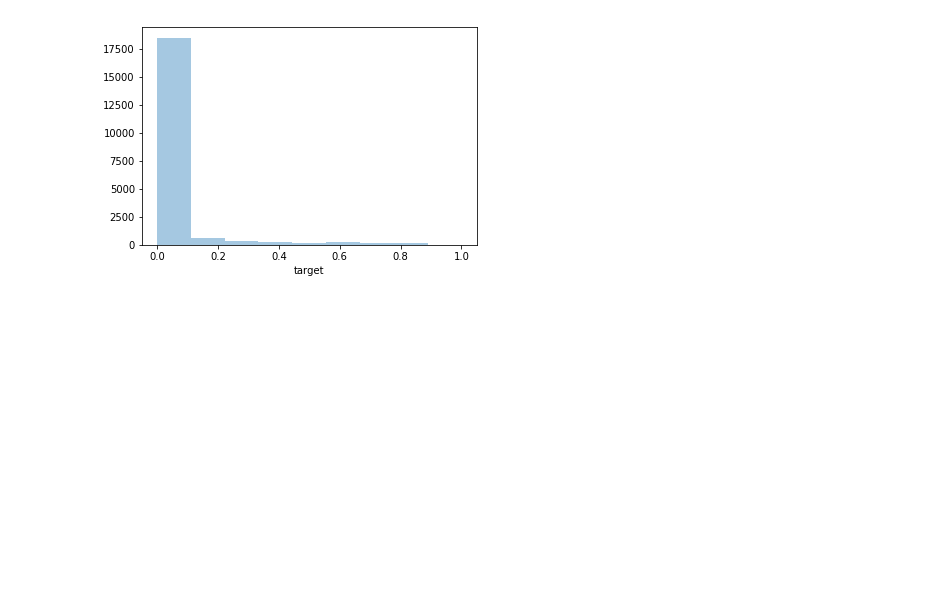
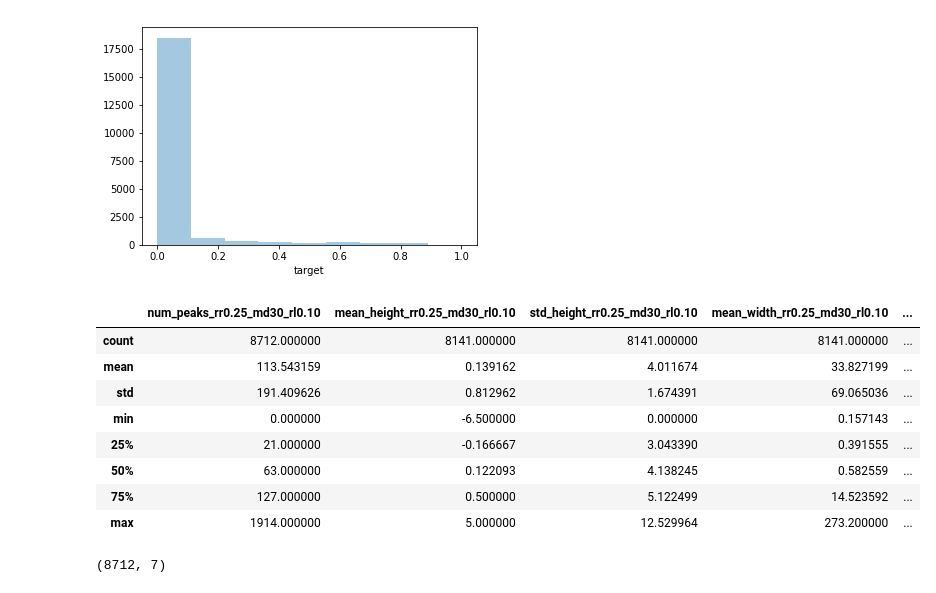
Before and after one commit to miguel-rita/remote-three, a Jupyter notebook: notebooks/drafts.ipynb, the cells around one changed output. Cells and saved outputs as stored; diff of their text form; code cells hidden in the pictures; blank space fills up the shorter version.

```diff
--- a/notebooks/drafts.ipynb
+++ b/notebooks/drafts.ipynb
@@ -112,3 +112,21 @@ sns.distplot(nt['target'], kde=False, bins=np.linspace(0,1,10))
 # %% [output]
 <matplotlib.axes._subplots.AxesSubplot at 0x...>
 [figure]
+# %%
+v16_feats = pd.read_hdf('../features/pp_train_db20_base-feats_v16.h5')
+# %%
+v16_feats.describe()
+# %% [output]
+|  | num_peaks_rr0.25_md30_rl0.10 | mean_height_rr0.25_md30_rl0.10 | std_height_rr0.25_md30_rl0.10 | mean_width_rr0.25_md30_rl0.10 | ... |
+| count | 8712.000000 | 8141.000000 | 8141.000000 | 8141.000000 | ... |
+| mean | 113.543159 | 0.139162 | 4.011674 | 33.827199 | ... |
+| std | 191.409626 | 0.812962 | 1.674391 | 69.065036 | ... |
+| min | 0.000000 | -6.500000 | 0.000000 | 0.157143 | ... |
+| 25% | 21.000000 | -0.166667 | 3.043390 | 0.391555 | ... |
+| 50% | 63.000000 | 0.122093 | 4.138245 | 0.582559 | ... |
+| 75% | 127.000000 | 0.500000 | 5.122499 | 14.523592 | ... |
+| max | 1914.000000 | 5.000000 | 12.529964 | 273.200000 | ... |
+# %%
+v16_feats.shape
+# %% [output]
+(8712, 7)
```
Also changed, not shown: parts of 8 cells of this notebook, 19 other files.
